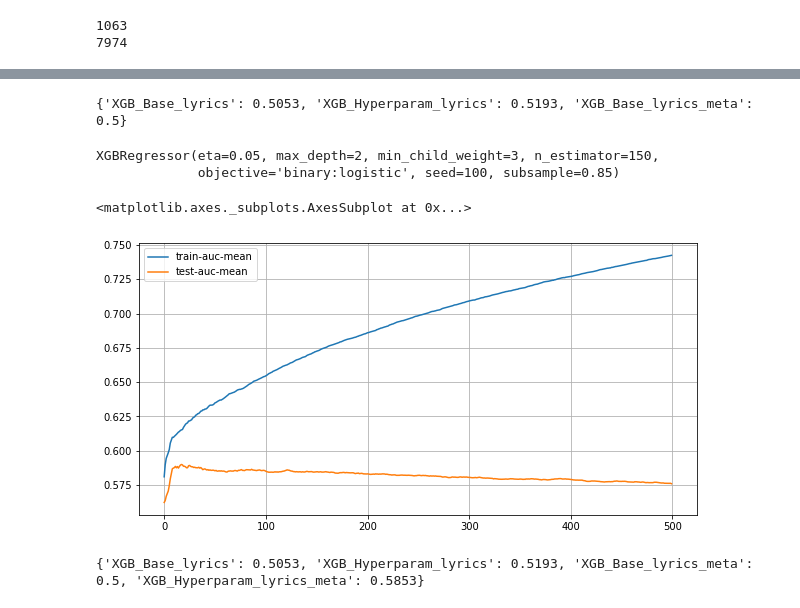
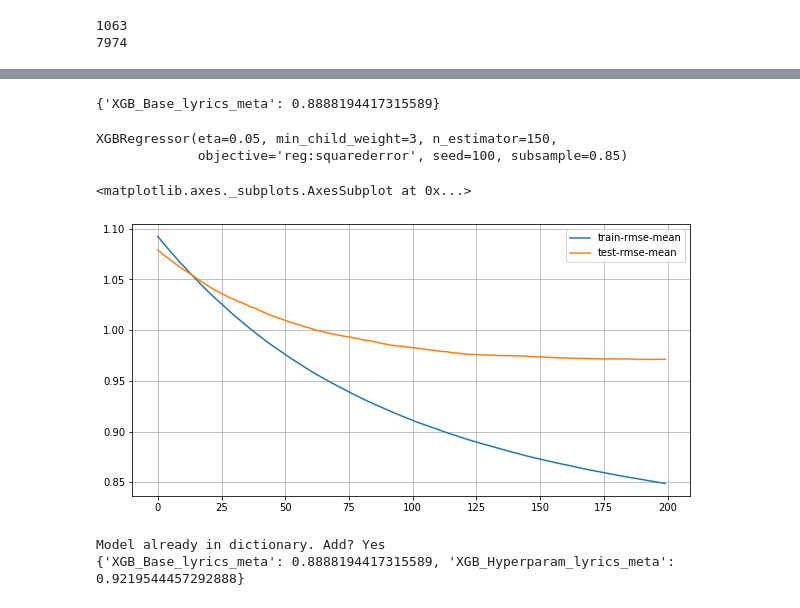
Before and after one commit to alicecye/empoweredar, a Jupyter notebook: Kaggle_Spotify_Data_Review_Full Data_Meta.ipynb, the cells around one changed output, grey strips where cells are left out. Saved outputs shown, nothing was run; the diff lists cells and outputs as text; code cells hidden in the pictures.

```diff
--- a/Kaggle_Spotify_Data_Review_Full Data_Meta.ipynb
+++ b/Kaggle_Spotify_Data_Review_Full Data_Meta.ipynb
@@ -441,6 +513,6 @@ sentiment_meta = pd.merge(final_sentiment2, artist_meta[select_artist].drop_dupl
 electro_agg_metrics = sentiment_meta[use_cols + ['avg_related_artist_pop', 'artist_popularity', 'followers']]
 
 ## clean up col types
-electro_agg_metrics['avg_related_artist_pop'] = pd.to_numeric(electro_agg_metrics['avg_related_artist_pop'], errors='coerce')
-electro_agg_metrics['artist_popularity'] = pd.to_numeric(electro_agg_metrics['artist_popularity'], errors='coerce')
-electro_agg_metrics['followers'] = pd.to_numeric(electro_agg_metrics['followers'], errors='coerce')
+sentiment_meta['avg_related_artist_pop'] = pd.to_numeric(sentiment_meta['avg_related_artist_pop'], errors='coerce')
+sentiment_meta['artist_popularity'] = pd.to_numeric(sentiment_meta['artist_popularity'], errors='coerce')
+sentiment_meta['followers'] = pd.to_numeric(sentiment_meta['followers'], errors='coerce')
@@ -462,14 +519,40 @@ See the caveats in the documentation: https://pandas.pydata.org/pandas-docs/stab
+# %%
+agg_cols = {'neg':'mean','neu':'mean','pos':'mean','compound':'mean',
+            'GloVe0': 'mean','GloVe1': 'mean','GloVe2': 'mean','GloVe3': 'mean','GloVe4': 'mean',
+            'GloVe5': 'mean','GloVe6': 'mean','GloVe7': 'mean','GloVe8': 'mean','GloVe9': 'mean',
+            'GloVe10': 'mean','GloVe11': 'mean','GloVe12': 'mean','GloVe13': 'mean','GloVe14': 'mean',
+            'GloVe15': 'mean','GloVe16': 'mean','GloVe17': 'mean','GloVe18': 'mean','GloVe19': 'mean',
+            'GloVe20': 'mean','GloVe21': 'mean','GloVe22': 'mean','GloVe23': 'mean','GloVe24': 'mean',
+            'GloVe25': 'mean','GloVe26': 'mean','GloVe27': 'mean','GloVe28': 'mean','GloVe29': 'mean',
+            'GloVe30': 'mean','GloVe31': 'mean','GloVe32': 'mean','GloVe33': 'mean','GloVe34': 'mean',
+            'GloVe35': 'mean','GloVe36': 'mean','GloVe37': 'mean','GloVe38': 'mean','GloVe39': 'mean',
+            'GloVe40': 'mean','GloVe41': 'mean','GloVe42': 'mean','GloVe43': 'mean','GloVe44': 'mean',
+            'GloVe45': 'mean','GloVe46': 'mean','GloVe47': 'mean','GloVe48': 'mean','GloVe49': 'mean',
+            'GloVe50': 'mean','GloVe51': 'mean','GloVe52': 'mean','GloVe53': 'mean','GloVe54': 'mean',
+            'GloVe55': 'mean','GloVe56': 'mean','GloVe57': 'mean','GloVe58': 'mean','GloVe59': 'mean',
+            'GloVe60': 'mean','GloVe61': 'mean','GloVe62': 'mean','GloVe63': 'mean','GloVe64': 'mean',
+            'GloVe65': 'mean','GloVe66': 'mean','GloVe67': 'mean','GloVe68': 'mean','GloVe69': 'mean',
+            'GloVe70': 'mean','GloVe71': 'mean','GloVe72': 'mean','GloVe73': 'mean','GloVe74': 'mean',
+            'GloVe75': 'mean','GloVe76': 'mean','GloVe77': 'mean','GloVe78': 'mean','GloVe79': 'mean',
+            'GloVe80': 'mean','GloVe81': 'mean','GloVe82': 'mean','GloVe83': 'mean','GloVe84': 'mean',
+            'GloVe85': 'mean','GloVe86': 'mean','GloVe87': 'mean','GloVe88': 'mean','GloVe89': 'mean',
+            'GloVe90': 'mean','GloVe91': 'mean','GloVe92': 'mean','GloVe93': 'mean','GloVe94': 'mean',
+            'GloVe95': 'mean','GloVe96': 'mean','GloVe97': 'mean','GloVe98': 'mean','GloVe99': 'mean',
+            'followers': 'mean','artist_popularity': 'mean', 'avg_related_artist_pop': 'mean',
+            'target': 'sum'}
+
+electro_agg_metrics = sentiment_meta.groupby('first_artist').agg(agg_cols)
 # %%
 X_train, X_test, y_train, y_test = sklearn.model_selection.train_test_split(electro_agg_metrics.drop('target', axis = 1),
                                                                             electro_agg_metrics.target,
                                                     random_state = 1111,
                                                     test_size = 0.3)
 # %%
-XGB_MVP = xgb.XGBClassifier(objective='binary:logistic',
+XGB_MVP = xgb.XGBRegressor(objective='reg:squarederror',
                                 seed=100).fit(X_train, y_train)
 add_results(XGB_MVP.predict(X_test), "XGB_Base_lyrics_meta")
 # %% [output]
-{'XGB_Base_lyrics': 0.5053, 'XGB_Hyperparam_lyrics': 0.5193, 'XGB_Base_lyrics_meta': 0.5}
+{'XGB_Base_lyrics_meta': 0.8888194417315589}
 # %%
 ## Run GridSearchCV on max_depth, min_child_weight, n_estimators, and subsample
 
@@ -480,37 +563,38 @@ param_test = {
  'n_estimator':range(150,300,50)
 }
 
-gsearch1 = sklearn.model_selection.GridSearchCV(estimator=xgb.XGBRegressor(objective='binary:logistic', eta=0.05,
+gsearch1 = sklearn.model_selection.GridSearchCV(estimator=xgb.XGBRegressor(objective='reg:squarederror', eta=0.05,
                                                                            seed=100),param_grid=param_test,
                                                                            cv=4)
 gsearch1.fit(X_train, y_train)
 gsearch1.best_estimator_
 # %% [output]
-XGBRegressor(eta=0.05, max_depth=2, min_child_weight=3, n_estimator=150,
-             objective='binary:logistic', seed=100, subsample=0.85)
+XGBRegressor(eta=0.05, min_child_weight=3, n_estimator=150,
+             objective='reg:squarederror', seed=100, subsample=0.85)
 # %%
 ## Select final number of estimators
-params = {'eta':0.05, 'seed':100,
-         'max_depth':2, 'min_child_weight':9, 'subsample':0.85, 'objective':'binary:logistic'}
+params = {'eta':0.01, 'seed':100,
+         'max_depth':3, 'min_child_weight':3, 'subsample':0.85, 'objective':'reg:squarederror'}
 
 ## Run CV to determine the number of round
 CVRun = xgb.cv(
             params=params,
             dtrain=xgb.DMatrix(X_train, label=y_train),
-            num_boost_round=500,
+            num_boost_round=200,
             nfold=4,
-            metrics='auc',
+            metrics='rmse',
             seed=100)
 
-CVRun.drop(['train-auc-std', 'test-auc-std'], axis=1, inplace=True)
+CVRun.drop(['train-rmse-std', 'test-rmse-std'], axis=1, inplace=True)
 CVRun.plot(figsize = (10,5), grid = True)
 # %% [output]
 <matplotlib.axes._subplots.AxesSubplot at 0x...>
-[figure, old version]
+[figure, new version]
 # %%
 ## Selected 300 as the number of rounds to avoid over fitting
 
-XGB_hyperparam = xgb.train(params, xgb.DMatrix(X_train, label=y_train), 150)
+XGB_hyperparam = xgb.train(params, xgb.DMatrix(X_train, label=y_train), 130)
 add_results(XGB_hyperparam.predict(xgb.DMatrix(X_test)), "XGB_Hyperparam_lyrics_meta")
 # %% [output]
-{'XGB_Base_lyrics': 0.5053, 'XGB_Hyperparam_lyrics': 0.5193, 'XGB_Base_lyrics_meta': 0.5, 'XGB_Hyperparam_lyrics_meta': 0.5853}
+Model already in dictionary. Add? Yes
+{'XGB_Base_lyrics_meta': 0.8888194417315589, 'XGB_Hyperparam_lyrics_meta': 0.9219544457292888}
```
Also changed, not shown: parts of 15 cells of this notebook, 2 other files.
